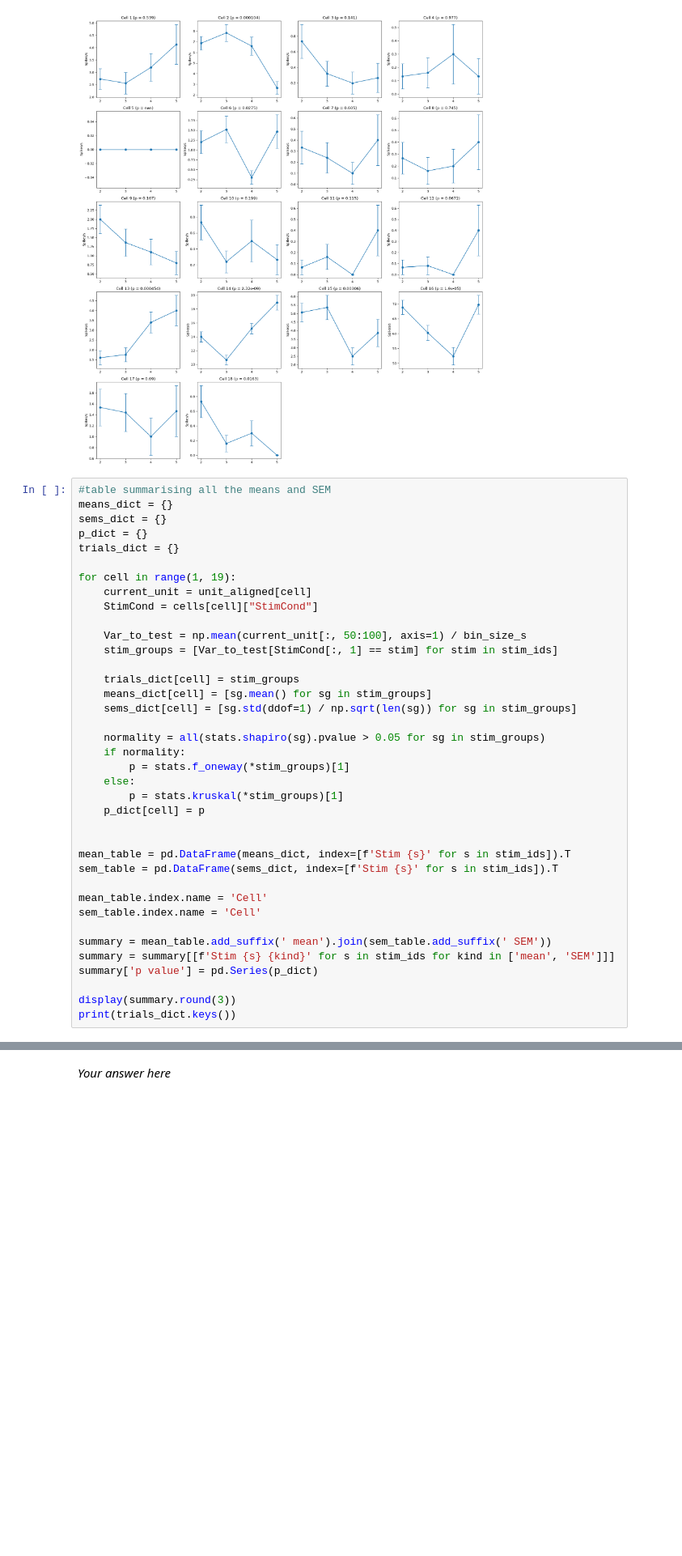
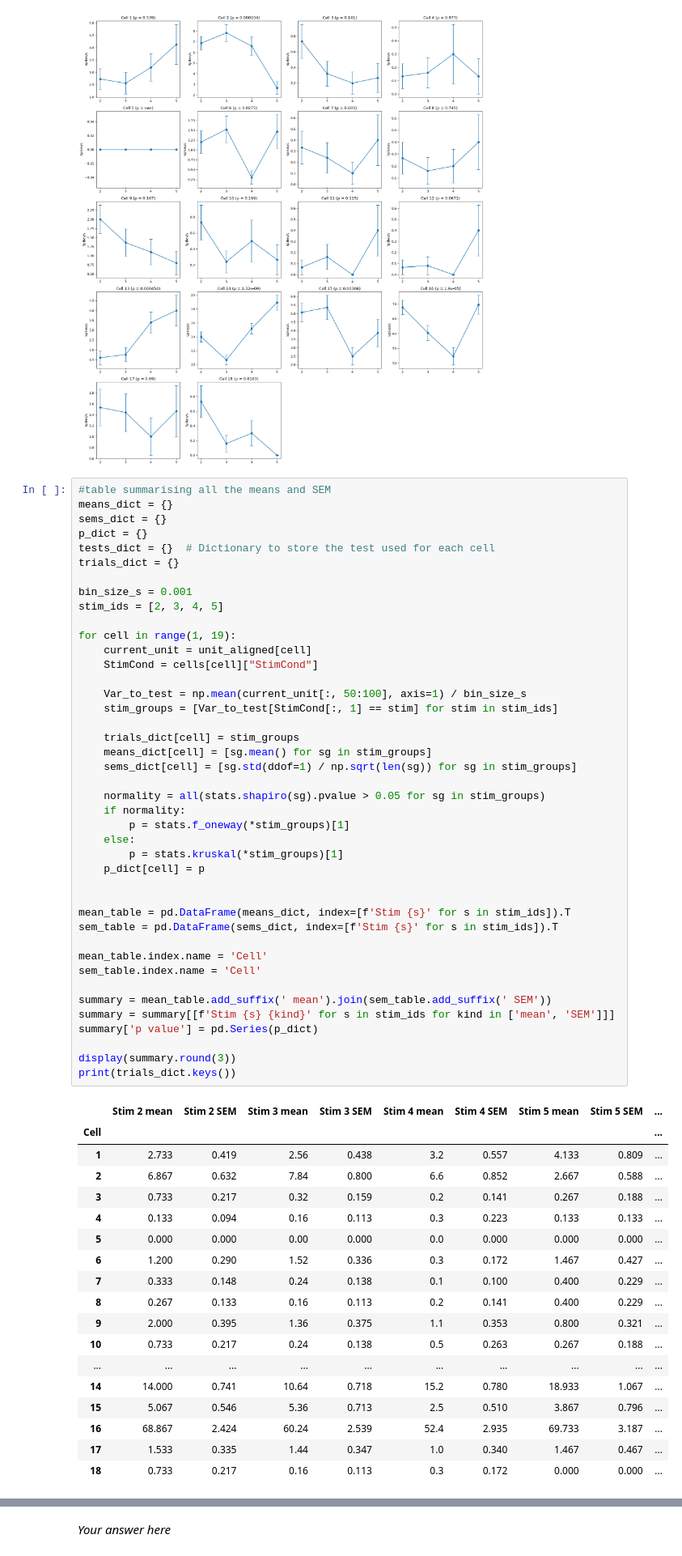
Before and after one commit to slerou/Group_1_HW_DataAnalysis_2026.ipynb, a Jupyter notebook: HW_SU_LFP_111026_student_2026.ipynb, the cells around one changed output, grey strips where cells are left out. Shown at 81% size. Drawn from its saved outputs; the diff is of its cells as text; blank space fills up the shorter version.

```diff
--- a/HW_SU_LFP_111026_student_2026.ipynb
+++ b/HW_SU_LFP_111026_student_2026.ipynb
@@ -302,37 +302,59 @@ Cell 18: normal = False, test = Kruskal, p = 0.0163
 means_dict = {}
 sems_dict = {}
 p_dict = {}
+tests_dict = {}  # Dictionary to store the test used for each cell
 trials_dict = {}
+
+bin_size_s = 0.001
+stim_ids = [2, 3, 4, 5]
 
 for cell in range(1, 19):
     current_unit = unit_aligned[cell]
     StimCond = cells[cell]["StimCond"]
 
     Var_to_test = np.mean(current_unit[:, 50:100], axis=1) / bin_size_s
     stim_groups = [Var_to_test[StimCond[:, 1] == stim] for stim in stim_ids]
 
     trials_dict[cell] = stim_groups
     means_dict[cell] = [sg.mean() for sg in stim_groups]
     sems_dict[cell] = [sg.std(ddof=1) / np.sqrt(len(sg)) for sg in stim_groups]
 
     normality = all(stats.shapiro(sg).pvalue > 0.05 for sg in stim_groups)
     if normality:
         p = stats.f_oneway(*stim_groups)[1]
     else:
         p = stats.kruskal(*stim_groups)[1]
     p_dict[cell] = p
 
 
 mean_table = pd.DataFrame(means_dict, index=[f'Stim {s}' for s in stim_ids]).T
 sem_table = pd.DataFrame(sems_dict, index=[f'Stim {s}' for s in stim_ids]).T
 
 mean_table.index.name = 'Cell'
 sem_table.index.name = 'Cell'
 
 summary = mean_table.add_suffix(' mean').join(sem_table.add_suffix(' SEM'))
 summary = summary[[f'Stim {s} {kind}' for s in stim_ids for kind in ['mean', 'SEM']]]
 summary['p value'] = pd.Series(p_dict)
 
 display(summary.round(3))
 print(trials_dict.keys())
 # %% [output]
+|  | Stim 2 mean | Stim 2 SEM | Stim 3 mean | Stim 3 SEM | Stim 4 mean | Stim 4 SEM | Stim 5 mean | Stim 5 SEM | ... |
+| Cell |  |  |  |  |  |  |  |  | ... |
+| 1 | 2.733 | 0.419 | 2.56 | 0.438 | 3.2 | 0.557 | 4.133 | 0.809 | ... |
+| 2 | 6.867 | 0.632 | 7.84 | 0.800 | 6.6 | 0.852 | 2.667 | 0.588 | ... |
+| 3 | 0.733 | 0.217 | 0.32 | 0.159 | 0.2 | 0.141 | 0.267 | 0.188 | ... |
+| 4 | 0.133 | 0.094 | 0.16 | 0.113 | 0.3 | 0.223 | 0.133 | 0.133 | ... |
+| 5 | 0.000 | 0.000 | 0.00 | 0.000 | 0.0 | 0.000 | 0.000 | 0.000 | ... |
+| 6 | 1.200 | 0.290 | 1.52 | 0.336 | 0.3 | 0.172 | 1.467 | 0.427 | ... |
+| 7 | 0.333 | 0.148 | 0.24 | 0.138 | 0.1 | 0.100 | 0.400 | 0.229 | ... |
+| 8 | 0.267 | 0.133 | 0.16 | 0.113 | 0.2 | 0.141 | 0.400 | 0.229 | ... |
+| 9 | 2.000 | 0.395 | 1.36 | 0.375 | 1.1 | 0.353 | 0.800 | 0.321 | ... |
+| 10 | 0.733 | 0.217 | 0.24 | 0.138 | 0.5 | 0.263 | 0.267 | 0.188 | ... |
+| ... | ... | ... | ... | ... | ... | ... | ... | ... | ... |
+| 14 | 14.000 | 0.741 | 10.64 | 0.718 | 15.2 | 0.780 | 18.933 | 1.067 | ... |
+| 15 | 5.067 | 0.546 | 5.36 | 0.713 | 2.5 | 0.510 | 3.867 | 0.796 | ... |
+| 16 | 68.867 | 2.424 | 60.24 | 2.539 | 52.4 | 2.935 | 69.733 | 3.187 | ... |
+| 17 | 1.533 | 0.335 | 1.44 | 0.347 | 1.0 | 0.340 | 1.467 | 0.467 | ... |
+| 18 | 0.733 | 0.217 | 0.16 | 0.113 | 0.3 | 0.172 | 0.000 | 0.000 | ... |
```
Also changed, not shown: parts of 5 cells of this notebook, 1 other file.
